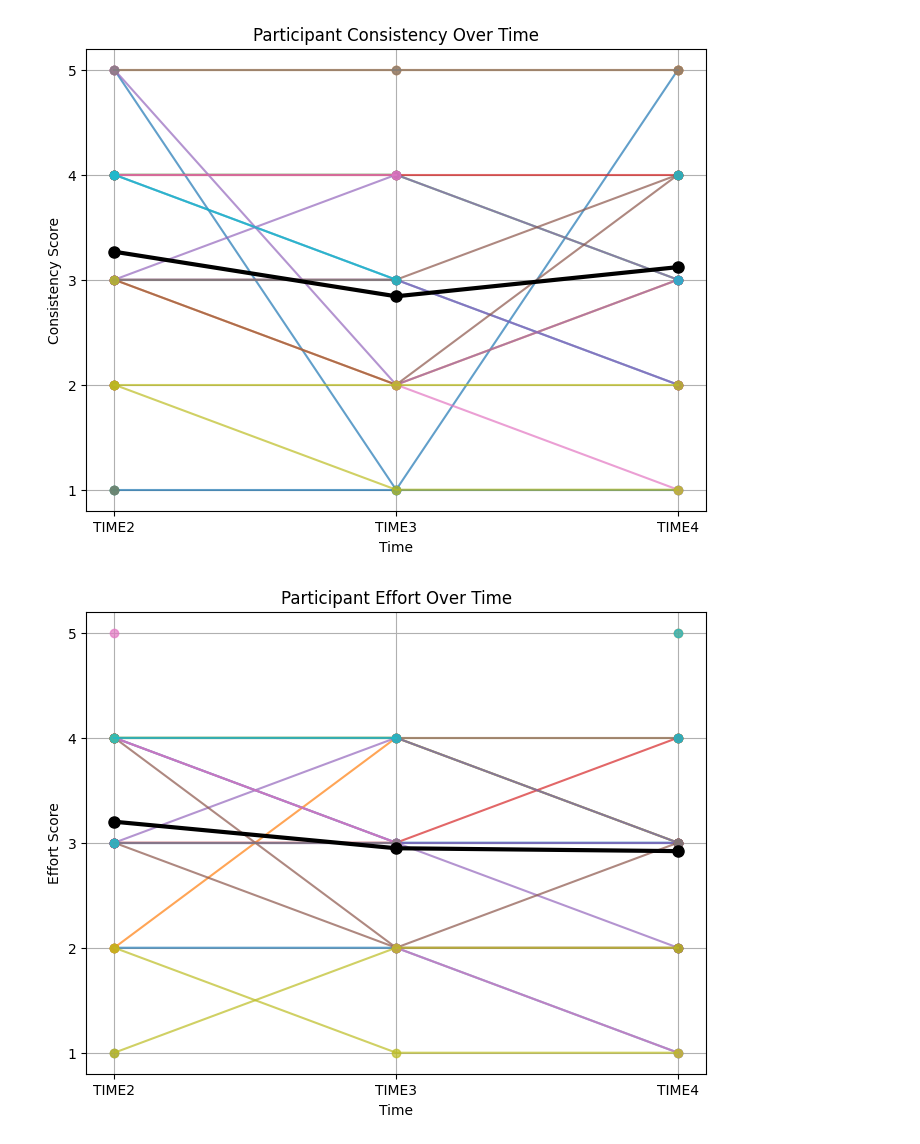
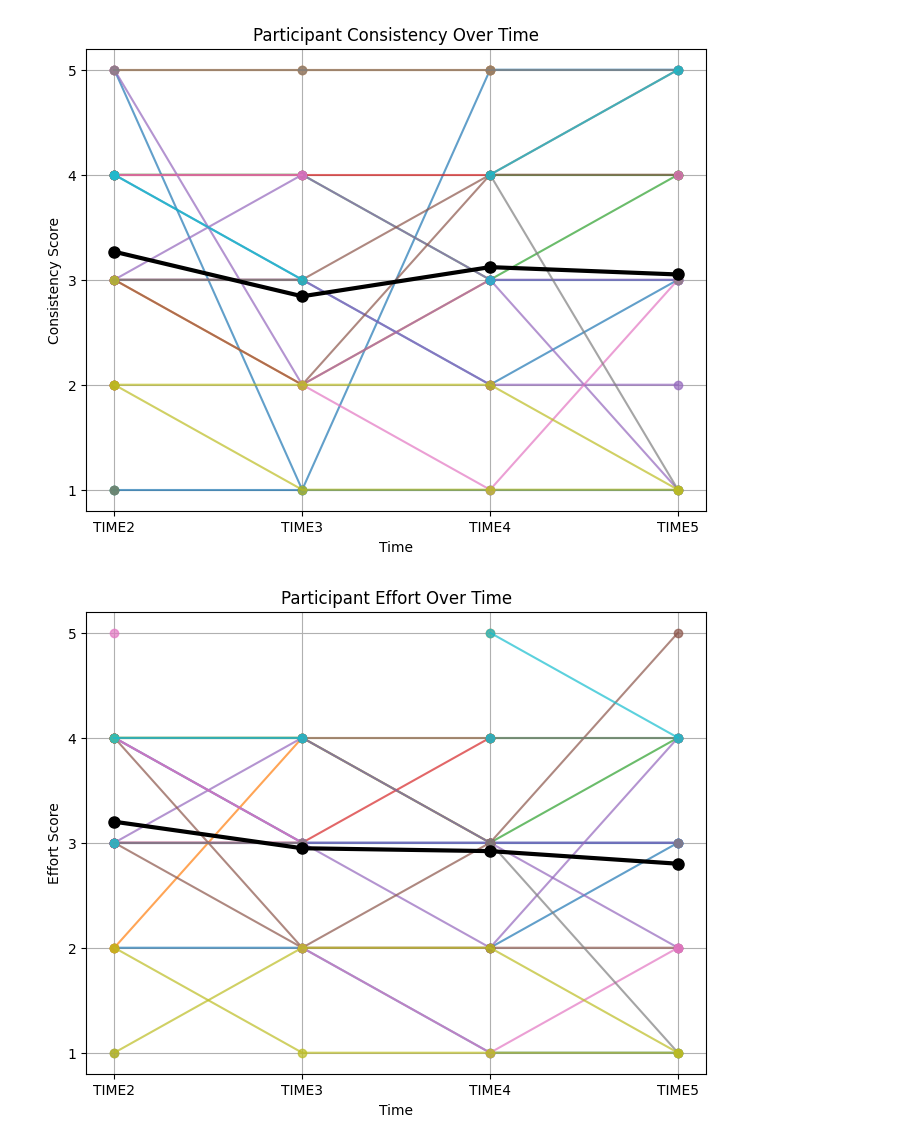
Before and after one commit to innaamogolonova/COGS164_NY_Res, a Jupyter notebook: workbook.ipynb, the cells around one changed output. Cells and saved outputs as stored; diff of their text form; code cells hidden in the pictures.

```diff
--- a/workbook.ipynb
+++ b/workbook.ipynb
@@ -43,10 +43,10 @@ plt.show()
 df_ded = pd.read_csv("DedUnpivoted.csv")
 
 # ensures correct order
-time_labels = ["TIME1", "TIME2", "TIME3", "TIME4"]
-time_order = sorted(df_ded["Attribute"].unique())
+time_labels = ["TIME1", "TIME2", "TIME3", "TIME4", "TIME5"]
+time_order = sorted(df_ded["Timepoint"].unique())
 
-mean_exc = df_ded.groupby("Attribute")["Dedication"].mean()
+mean_exc = df_ded.groupby("Timepoint")["Dedication"].mean()
 
 # colorcode participants
 unique_participants = df_ded["Participant"].unique()
@@ -58,7 +58,7 @@ plt.figure(figsize=(8, 6))
 # plot each participant's line with a unique color
 for participant, color in zip(unique_participants, colors):
     data = df_ded[df_ded["Participant"] == participant]
-    plt.plot(data["Attribute"], data["Dedication"], marker="o", linestyle="-", alpha=0.7, color=color, label=participant)
+    plt.plot(data["Timepoint"], data["Dedication"], marker="o", linestyle="-", alpha=0.7, color=color, label=participant)
 
 # trend line
 plt.plot(time_order, mean_exc[time_order], color="black", linewidth=3, marker="o", markersize=8, label="Trend Line")
@@ -78,10 +78,10 @@ plt.show()
 df_mot = pd.read_csv("MotUnpivoted.csv")
 
 # ensures correct order
-time_labels = ["TIME2", "TIME3", "TIME4"]
-time_order = sorted(df_mot["Attribute"].unique())
+time_labels = ["TIME2", "TIME3", "TIME4", "TIME5"]
+time_order = sorted(df_mot["Timepoint"].unique())
 
-mean_exc = df_mot.groupby("Attribute")["Value"].mean()
+mean_exc = df_mot.groupby("Timepoint")["Motivation"].mean()
 
 # colorcode participants
 unique_participants = df_mot["Participant"].unique()
@@ -93,13 +93,13 @@ plt.figure(figsize=(8, 6))
 # plot each participant's line with a unique color
 for participant, color in zip(unique_participants, colors):
     data = df_mot[df_mot["Participant"] == participant]
-    plt.plot(data["Attribute"], data["Value"], marker="o", linestyle="-", alpha=0.7, color=color, label=participant)
+    plt.plot(data["Timepoint"], data["Motivation"], marker="o", linestyle="-", alpha=0.7, color=color, label=participant)
 
 # trend line
 plt.plot(time_order, mean_exc.loc[time_order], color="black", linewidth=3, marker="o", markersize=8, label="Trend Line")
 
 plt.xticks(time_order, time_labels)
-plt.yticks(range(int(df_mot["Value"].min()), int(df_mot["Value"].max()) + 1, 1))
+plt.yticks(range(int(df_mot["Motivation"].min()), int(df_mot["Motivation"].max()) + 1, 1))
 plt.xlabel("Time")
 plt.ylabel("Motivation Score")
 plt.title("Participant Motivation Over Time")
@@ -113,10 +113,10 @@ plt.show()
 df_sat = pd.read_csv("SatUnpivoted.csv")
 
 # ensures correct order
-time_labels = ["TIME2", "TIME3", "TIME4"]
-time_order = sorted(df_sat["Attribute"].unique())
+time_labels = ["TIME2", "TIME3", "TIME4", "TIME5"]
+time_order = sorted(df_sat["Timepoint"].unique())
 
-mean_exc = df_sat.groupby("Attribute")["Satisfaction"].mean()
+mean_exc = df_sat.groupby("Timepoint")["Satisfaction"].mean()
 
 # colorcode participants
 unique_participants = df_sat["Participant"].unique()
@@ -128,7 +128,7 @@ plt.figure(figsize=(8, 6))
 # plot each participant's line with a unique color
 for participant, color in zip(unique_participants, colors):
     data = df_sat[df_sat["Participant"] == participant]
-    plt.plot(data["Attribute"], data["Satisfaction"], marker="o", linestyle="-", alpha=0.7, color=color, label=participant)
+    plt.plot(data["Timepoint"], data["Satisfaction"], marker="o", linestyle="-", alpha=0.7, color=color, label=participant)
 
 # trend line
 plt.plot(time_order, mean_exc.loc[time_order], color="black", linewidth=3, marker="o", markersize=8, label="Trend Line")
@@ -148,10 +148,10 @@ plt.show()
 df_con = pd.read_csv("ConUnpivoted.csv")
 
 # ensures correct order
-time_labels = ["TIME2", "TIME3", "TIME4"]
-time_order = sorted(df_con["Attribute"].unique())
+time_labels = ["TIME2", "TIME3", "TIME4", "TIME5"]
+time_order = sorted(df_con["Timepoint"].unique())
 
-mean_exc = df_con.groupby("Attribute")["Consistency"].mean()
+mean_exc = df_con.groupby("Timepoint")["Consistency"].mean()
 
 # colorcode participants
 unique_participants = df_con["Participant"].unique()
@@ -163,7 +163,7 @@ plt.figure(figsize=(8, 6))
 # plot each participant's line with a unique color
 for participant, color in zip(unique_participants, colors):
     data = df_con[df_con["Participant"] == participant]
-    plt.plot(data["Attribute"], data["Consistency"], marker="o", linestyle="-", alpha=0.7, color=color, label=participant)
+    plt.plot(data["Timepoint"], data["Consistency"], marker="o", linestyle="-", alpha=0.7, color=color, label=participant)
 
 # trend line
 plt.plot(time_order, mean_exc.loc[time_order], color="black", linewidth=3, marker="o", markersize=8, label="Trend Line")
@@ -177,39 +177,39 @@ plt.grid(True)
 
 plt.show()
 # %% [output]
-[figure, old version]
+[figure, new version]
 # %%
 # load data
 df_eff = pd.read_csv("EffUnpivoted.csv")
 
 # ensures correct order
-time_labels = ["TIME2", "TIME3", "TIME4"]
-time_order = sorted(df_eff["Attribute"].unique())
+time_labels = ["TIME2", "TIME3", "TIME4", "TIME5"]
+time_order = sorted(df_eff["Timepoint"].unique())
 
-mean_exc = df_eff.groupby("Attribute")["Effort"].mean()
+mean_exc = df_eff.groupby("Timepoint")["Effort"].mean()
 
 # colorcode participants
 unique_participants = df_eff["Participant"].unique()
 colors = plt.cm.tab10(np.linspace(0, 1, len(unique_participants)))
 
 # create plot
 plt.figure(figsize=(8, 6))
 
 # plot each participant's line with a unique color
 for participant, color in zip(unique_participants, colors):
     data = df_eff[df_eff["Participant"] == participant]
-    plt.plot(data["Attribute"], data["Effort"], marker="o", linestyle="-", alpha=0.7, color=color, label=participant)
+    plt.plot(data["Timepoint"], data["Effort"], marker="o", linestyle="-", alpha=0.7, color=color, label=participant)
 
 # trend line
 plt.plot(time_order, mean_exc.loc[time_order], color="black", linewidth=3, marker="o", markersize=8, label="Trend Line")
 
 plt.xticks(time_order, time_labels)
 plt.yticks(range(int(df_eff["Effort"].min()), int(df_eff["Effort"].max()) + 1, 1))
 plt.xlabel("Time")
 plt.ylabel("Effort Score")
 plt.title("Participant Effort Over Time")
 plt.grid(True)
 
 plt.show()
 # %% [output]
-[figure, old version]
+[figure, new version]
```
Also changed, not shown: parts of 4 cells of this notebook, 6 other files.
